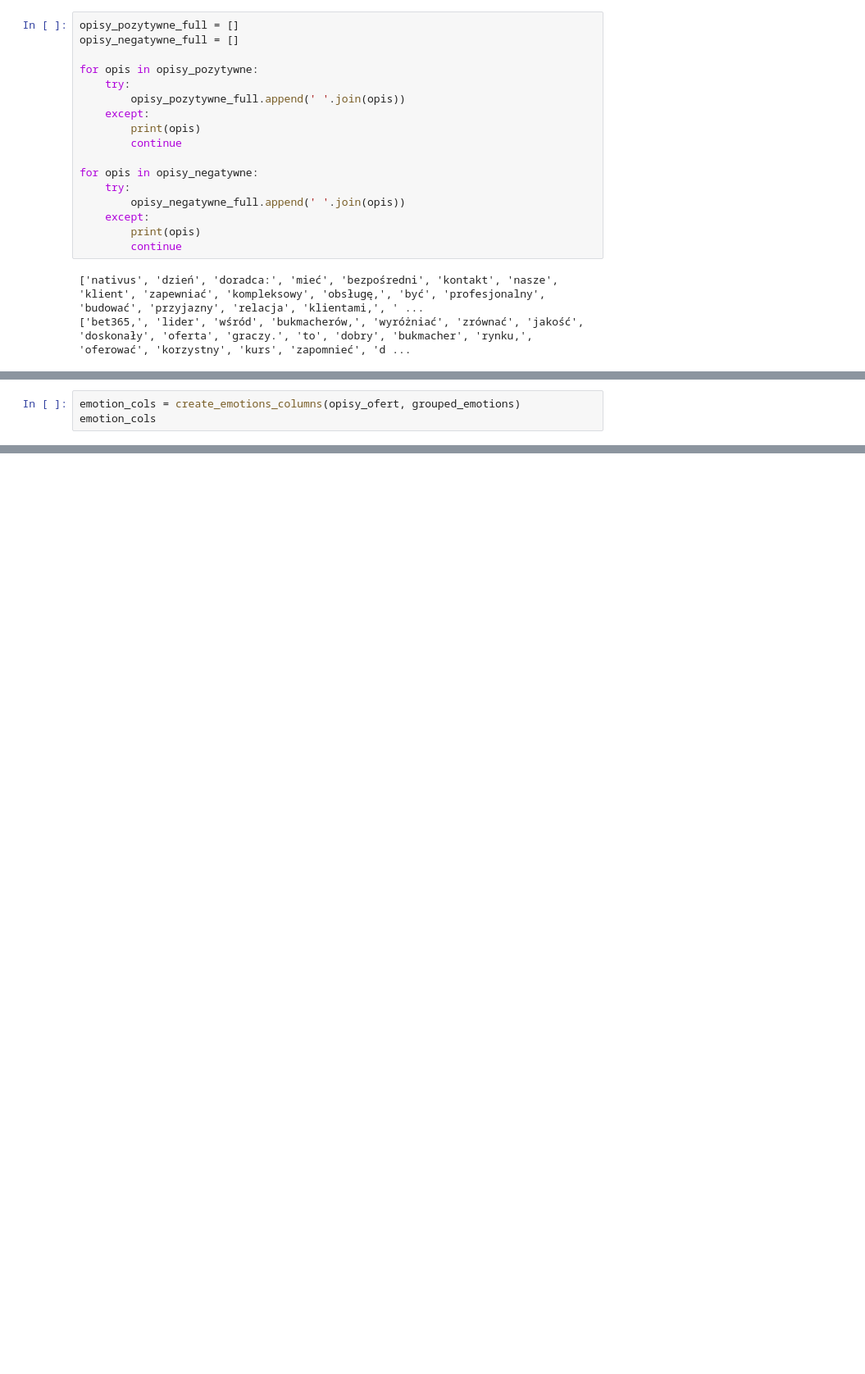
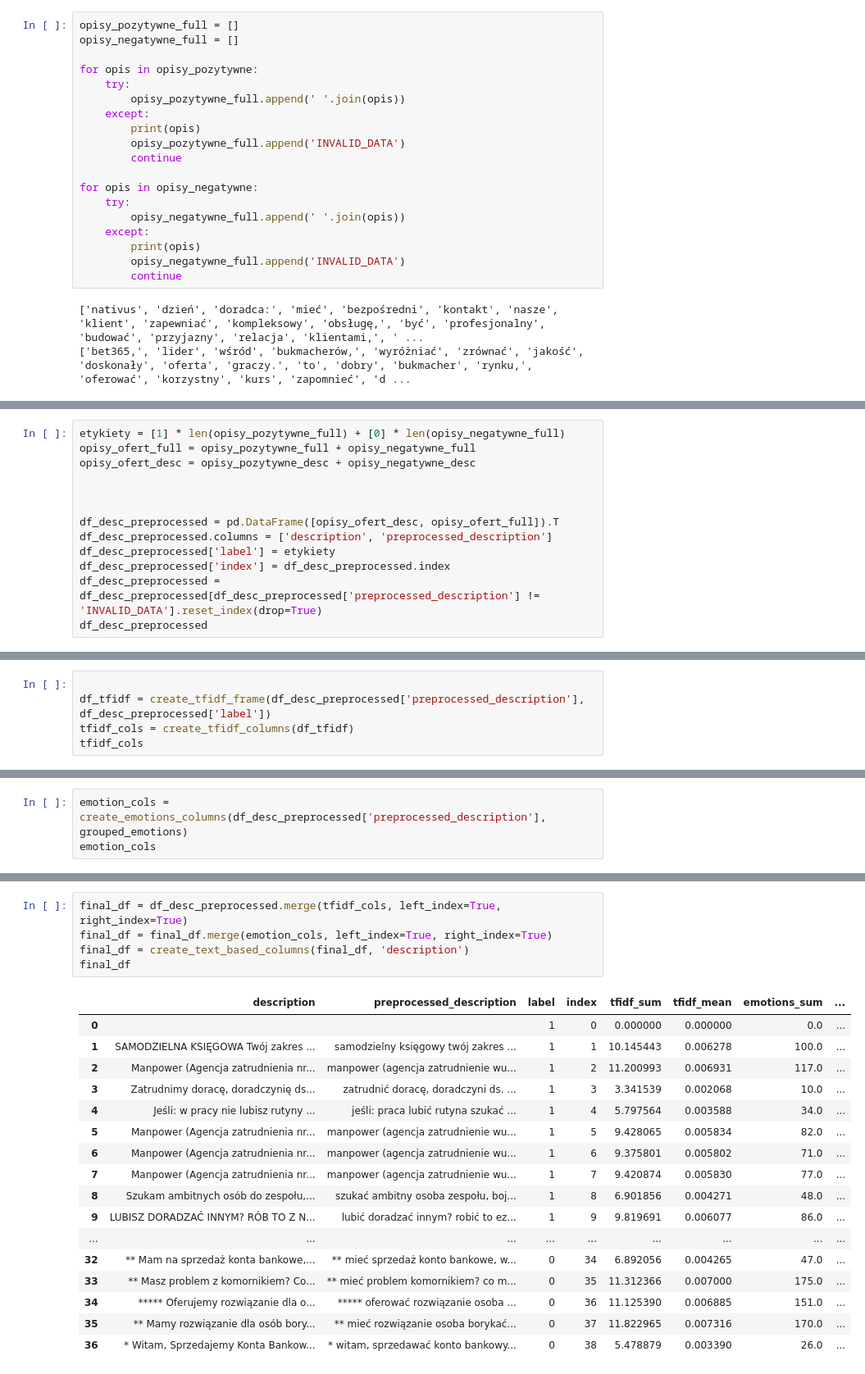
Before and after one commit to wojciechkosiuk/mISIe-SupervisionHack2023, a Jupyter notebook: bag_of_words.ipynb, the cells around one changed output, grey strips where cells are left out. Shown at 82% size. Saved outputs shown, nothing was run; the diff lists cells and outputs as text; blank space fills up the shorter version.

Commit message:
added creating text based columns

```diff
--- a/bag_of_words.ipynb
+++ b/bag_of_words.ipynb
@@ -89,6 +113,7 @@ for opis in opisy_pozytywne:
         opisy_pozytywne_full.append(' '.join(opis))
     except:
         print(opis)
+        opisy_pozytywne_full.append('INVALID_DATA')
         continue
 
 for opis in opisy_negatywne:
@@ -96,6 +121,7 @@ for opis in opisy_negatywne:
         opisy_negatywne_full.append(' '.join(opis))
     except:
         print(opis)
+        opisy_negatywne_full.append('INVALID_DATA')
         continue
 # %% [output]
 ['nativus', 'dzień', 'doradca:', 'mieć', 'bezpośredni', 'kontakt', 'nasze', 'klient', 'zapewniać', 'kompleksowy', 'obsługę,', 'być', 'profesjonalny', 'budować', 'przyjazny', 'relacja', 'klientami,', ' ...
@@ -132,0 +133,13 @@ tfidf_cols
+# %%
+etykiety = [1] * len(opisy_pozytywne_full) + [0] * len(opisy_negatywne_full)
+opisy_ofert_full = opisy_pozytywne_full + opisy_negatywne_full
+opisy_ofert_desc = opisy_pozytywne_desc + opisy_negatywne_desc
+
+
+
+df_desc_preprocessed = pd.DataFrame([opisy_ofert_desc, opisy_ofert_full]).T
+df_desc_preprocessed.columns = ['description', 'preprocessed_description']
+df_desc_preprocessed['label'] = etykiety
+df_desc_preprocessed['index'] = df_desc_preprocessed.index
+df_desc_preprocessed = df_desc_preprocessed[df_desc_preprocessed['preprocessed_description'] != 'INVALID_DATA'].reset_index(drop=True)
+df_desc_preprocessed
@@ -132,0 +164,5 @@ tfidf_cols
+# %%
+
+df_tfidf = create_tfidf_frame(df_desc_preprocessed['preprocessed_description'], df_desc_preprocessed['label'])
+tfidf_cols = create_tfidf_columns(df_tfidf)
+tfidf_cols
@@ -153,5 +206,5 @@ grouped_emotions
 # %%
-emotion_cols = create_emotions_columns(opisy_ofert, grouped_emotions)
+emotion_cols = create_emotions_columns(df_desc_preprocessed['preprocessed_description'], grouped_emotions)
 emotion_cols
 # %% [output]
 |  | emotions_sum | emotions_mean |
@@ -193,0 +227,23 @@ tfidf_cols.merge(emotion_cols, left_index=True, right_index=True)
+# %%
+final_df = df_desc_preprocessed.merge(tfidf_cols, left_index=True, right_index=True)
+final_df = final_df.merge(emotion_cols, left_index=True, right_index=True)
+final_df = create_text_based_columns(final_df, 'description')
+final_df
+# %% [output]
+|  | description | preprocessed_description | label | index | tfidf_sum | tfidf_mean | emotions_sum | ... |
+| 0 |  |  | 1 | 0 | 0.000000 | 0.000000 | 0.0 | ... |
+| 1 | SAMODZIELNA KSIĘGOWA Twój zakres ... | samodzielny księgowy twój zakres ... | 1 | 1 | 10.145443 | 0.006278 | 100.0 | ... |
+| 2 | Manpower (Agencja zatrudnienia nr... | manpower (agencja zatrudnienie wu... | 1 | 2 | 11.200993 | 0.006931 | 117.0 | ... |
+| 3 | Zatrudnimy doracę, doradczynię ds... | zatrudnić doracę, doradczyni ds. ... | 1 | 3 | 3.341539 | 0.002068 | 10.0 | ... |
+| 4 | Jeśli: w pracy nie lubisz rutyny ... | jeśli: praca lubić rutyna szukać ... | 1 | 4 | 5.797564 | 0.003588 | 34.0 | ... |
+| 5 | Manpower (Agencja zatrudnienia nr... | manpower (agencja zatrudnienie wu... | 1 | 5 | 9.428065 | 0.005834 | 82.0 | ... |
+| 6 | Manpower (Agencja zatrudnienia nr... | manpower (agencja zatrudnienie wu... | 1 | 6 | 9.375801 | 0.005802 | 71.0 | ... |
+| 7 | Manpower (Agencja zatrudnienia nr... | manpower (agencja zatrudnienie wu... | 1 | 7 | 9.420874 | 0.005830 | 77.0 | ... |
+| 8 | Szukam ambitnych osób do zespołu,... | szukać ambitny osoba zespołu, boj... | 1 | 8 | 6.901856 | 0.004271 | 48.0 | ... |
+| 9 | LUBISZ DORADZAĆ INNYM? RÓB TO Z N... | lubić doradzać innym? robić to ez... | 1 | 9 | 9.819691 | 0.006077 | 86.0 | ... |
+| ... | ... | ... | ... | ... | ... | ... | ... | ... |
+| 32 | ** Mam na sprzedaż konta bankowe,... | ** mieć sprzedaż konto bankowe, w... | 0 | 34 | 6.892056 | 0.004265 | 47.0 | ... |
+| 33 | ** Masz problem z komornikiem? Co... | ** mieć problem komornikiem? co m... | 0 | 35 | 11.312366 | 0.007000 | 175.0 | ... |
+| 34 | ***** Oferujemy rozwiązanie dla o... | ***** oferować rozwiązanie osoba ... | 0 | 36 | 11.125390 | 0.006885 | 151.0 | ... |
+| 35 | ** Mamy rozwiązanie dla osób bory... | ** mieć rozwiązanie osoba borykać... | 0 | 37 | 11.822965 | 0.007316 | 170.0 | ... |
+| 36 | * Witam, Sprzedajemy Konta Bankow... | * witam, sprzedawać konto bankowy... | 0 | 38 | 5.478879 | 0.003390 | 26.0 | ... |
```
Also changed, not shown: parts of 10 cells of this notebook.
